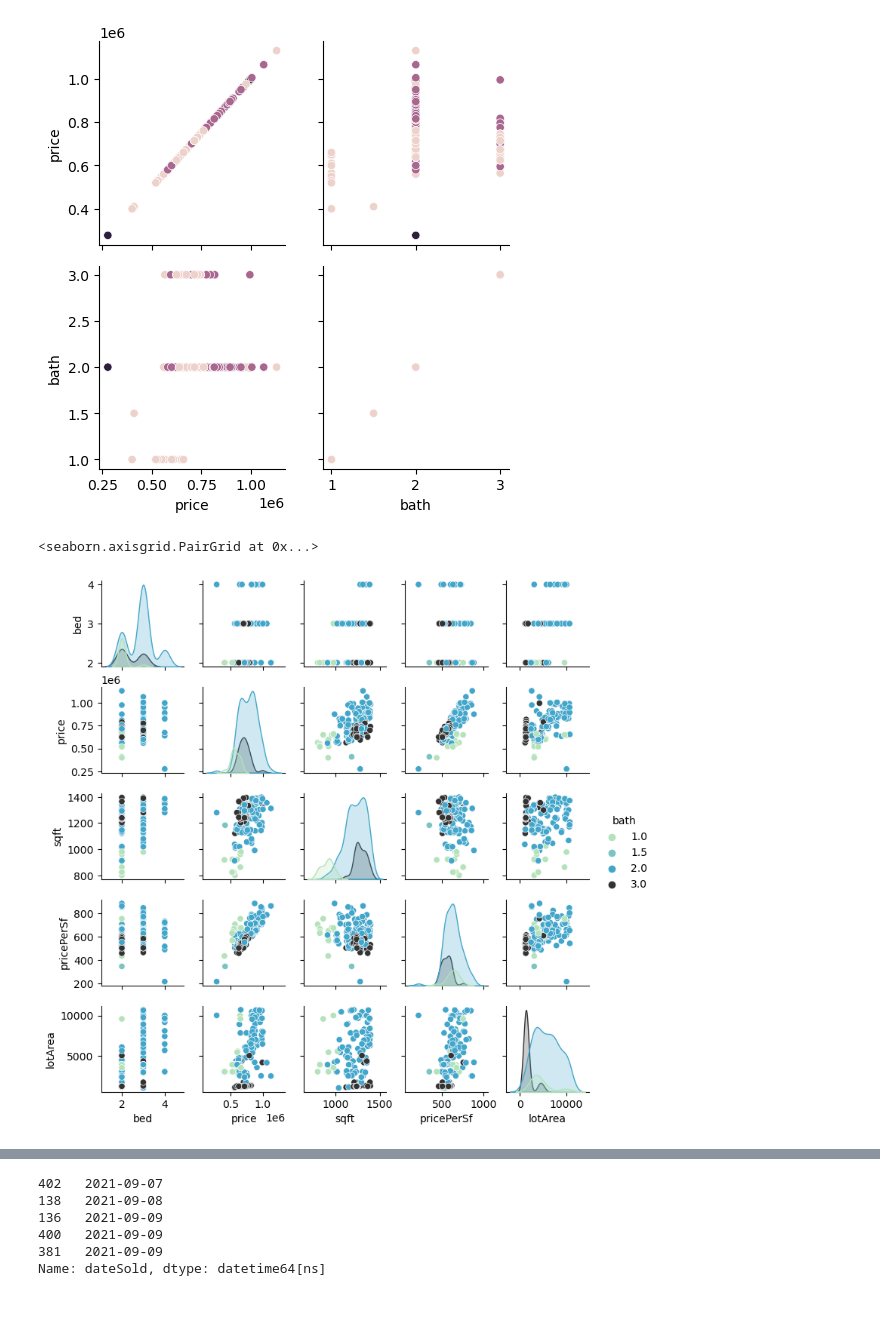
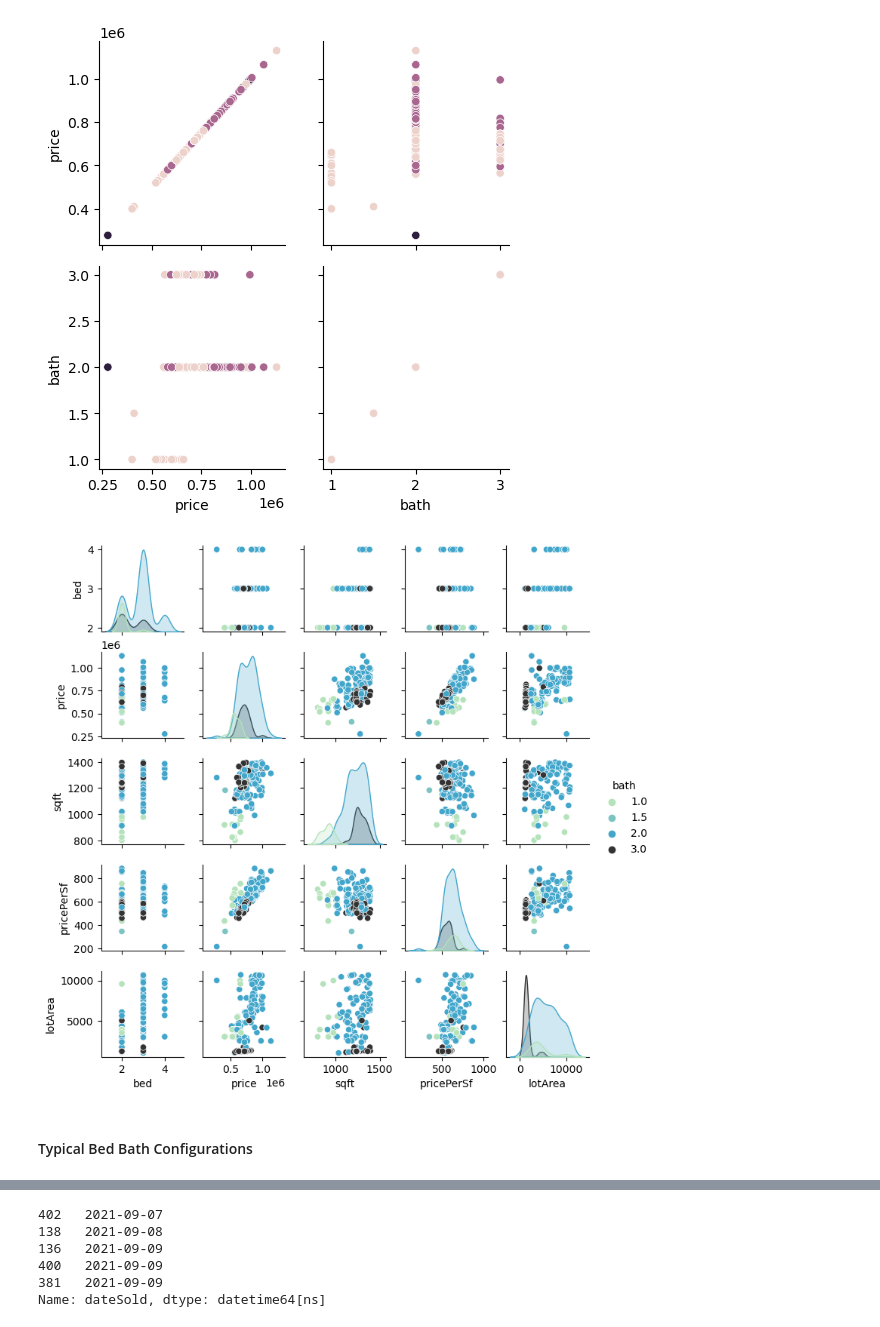
Before and after one commit to StarkArk/Local_Real_Estate_Analysis, a Jupyter notebook: real_estate_eda.ipynb, the cells around one changed output, grey strips where cells are left out. Saved outputs shown, nothing was run; the diff lists cells and outputs as text; code cells hidden in the pictures.

```diff
--- a/real_estate_eda.ipynb
+++ b/real_estate_eda.ipynb
@@ -119,3 +134,6 @@ re_df = re_df[re_df['price']<1250000]
 re_df.shape
 # %% [output]
 (563, 20)
+# %%
+# Limit the timeframe from Sept21 to Aug24
+re_df = re_df[re_df['dateSold']<'2024-09-01']
@@ -164,2 +182,2 @@ re_df[re_df['dateSold']>'2023-09-05']
 # %%
-re_df_recent = re_df[re_df['dateSold']>'2023-09-05']
+re_df_recent = re_df[re_df['dateSold']>'2023-08-31']
@@ -282,8 +303,11 @@ g.map(sns.scatterplot)
 <seaborn.axisgrid.PairGrid at 0x...>
 [figure]
 # %%
-sns.pairplot(recent_snum[['bed','price','bath','sqft','pricePerSf','lotArea']], hue='bath', palette='GnBu_d', height=1.5)
+with warnings.catch_warnings():
+    warnings.filterwarnings('ignore')
+    sns.pairplot(recent_snum[['bed','price','bath','sqft','pricePerSf','lotArea']], hue='bath', palette='GnBu_d', height=1.5)
 # %% [output]
-<seaborn.axisgrid.PairGrid at 0x...>
-[figure, old version]
+[figure, new version]
+# %% [markdown]
+#### Typical Bed Bath Configurations
 # %%
```
Also changed, not shown: parts of 47 cells of this notebook, 9 other files.
